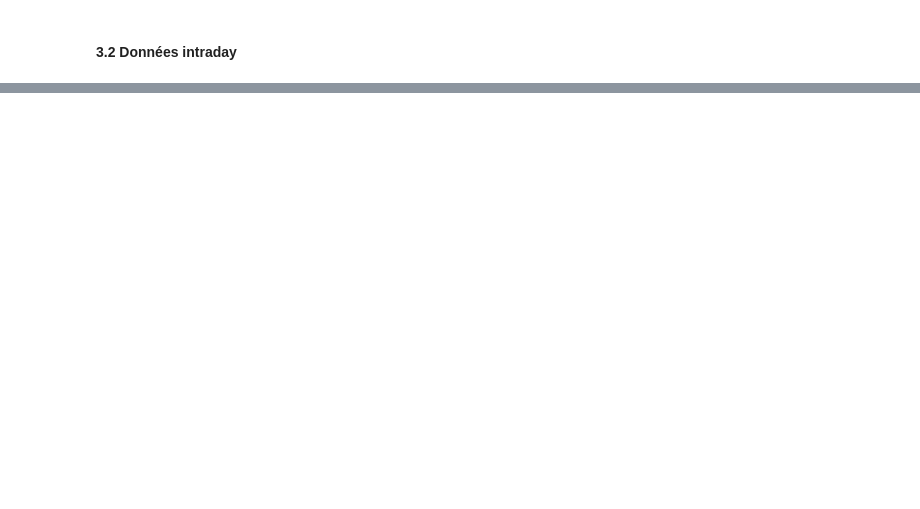
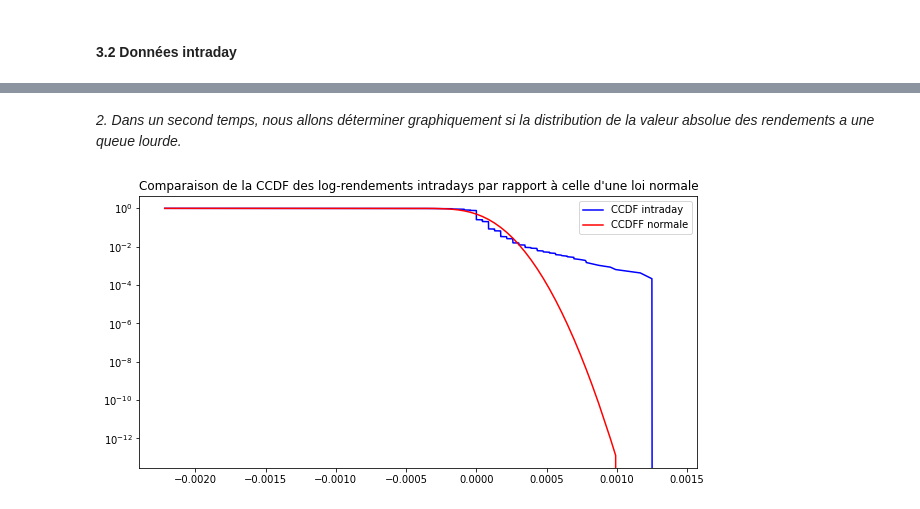
Before and after one commit to ethantrentin/Markets-Physic, a Jupyter notebook: TP1.ipynb, the cells around one changed output, grey strips where cells are left out. Drawn from its saved outputs; the diff is of its cells as text; code cells hidden in the pictures; blank space fills up the shorter version.

```diff
--- a/TP1.ipynb
+++ b/TP1.ipynb
@@ -188,0 +178,15 @@ xmin estimé = 0.0006944143328393437
+# %% [markdown]
+*2. Dans un second temps, nous allons déterminer graphiquement si la distribution de la valeur absolue des rendements a une queue lourde.*
+# %%
+# a. On trace la fonction complémentaire de la distribution cumulée (ccdf ou survivor function) avec des axes linéaires en X et log en Y.
+# Si on trouve une concavité, c'est un signe de la trace d'une queue lourde.
+ecdf_intraday = ECDF(AAPL_intraday_resampled["Log Returns"])
+plt.figure(figsize=(10,5))
+plt.plot(ecdf_intraday.x, 1-ecdf_intraday.y, color = "blue", label = "CCDF intraday")
+plt.plot(ecdf_intraday.x, 1-stats.norm.cdf(ecdf_intraday.x,loc=AAPL_intraday_resampled["Log Returns"].mean(),scale=AAPL_intraday_resampled["Log Returns"].std()), color = "red", label ="CCDFF normale")
+plt.yscale("log")
+plt.title("Comparaison de la CCDF des log-rendements intradays par rapport à celle d'une loi normale")
+plt.legend()
+plt.show()
+# %% [output]
+[figure, added]
```
Also changed, not shown: parts of 29 cells of this notebook.
